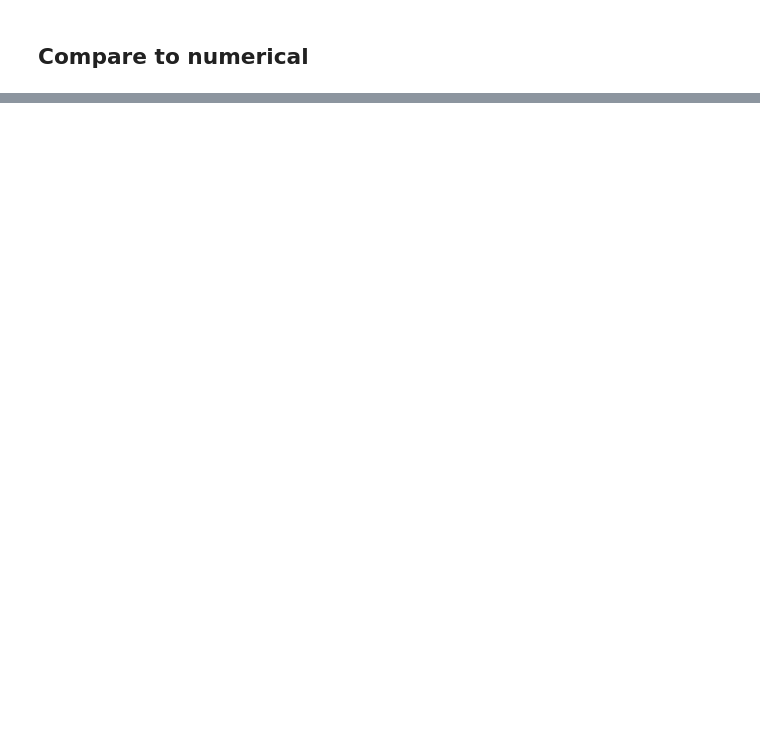
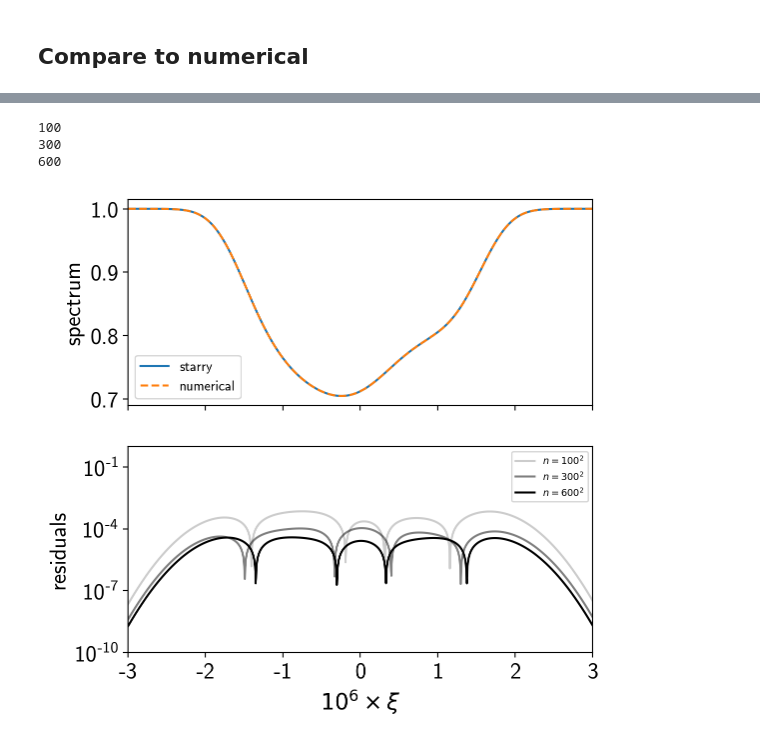
Before and after one commit to rodluger/paparazzi, a Jupyter notebook: tex/proofs/RigidRotator.ipynb, the cells around one changed output, grey strips where cells are left out. Saved outputs shown, nothing was run; the diff lists cells and outputs as text; code cells hidden in the pictures; blank space fills up the shorter version.

```diff
--- a/tex/proofs/RigidRotator.ipynb
+++ b/tex/proofs/RigidRotator.ipynb
@@ -203,3 +203,0 @@ map_s = starry.Map(lmax, nw=1000, lazy=False)
-# %%
-for n in range(1000):
-    map_s[1:, :, n] = a[1:, n]
@@ -215,0 +218,47 @@ plt.imshow(map_s.y, aspect="auto")
+# %%
+# The equatorial angular velocity
+wsini = 5.0e2
+# %%
+# Starry
+maxalpha = np.log(1 + wsini / c)
+tau = xi[(xi >= -maxalpha) & (xi <= maxalpha)]
+G = g(tau, -wsini)
+a = np.dot(alm.reshape(-1, 1), I0.reshape(1, -1))
+S = np.zeros_like(xi)
+for n in range(N):
+    S += convolve(a[n], G[:, n], mode="same")
+S /= S[obs][0]
+# %%
+# Numerical
+res_arr = [100, 300, 600]
+Snum = [None for i in range(len(res_arr))]
+for i, res in enumerate(res_arr):
+    image = np.tile(map.render(res=res).reshape(-1, 1), len(xi))
+    x, y, z = map.ops.compute_ortho_grid(res).eval()
+    alpha = np.log(1 - wsini * x / c)
+    spec = np.interp(xi + alpha.reshape(-1, 1), xi, I0)
+    Snum[i] = np.nansum(image * spec, axis=0)
+    Snum[i] /= Snum[i][0]
+# %% [output]
+100
+300
+600
+# %%
+# Compare
+fig, ax = plt.subplots(2, sharex=True, figsize=(6, 6))
+ax[0].plot(1e6 * xi[obs], S[obs], label="starry")
+ax[0].plot(1e6 * xi[obs], Snum[-1][obs], "--", label="numerical");
+ax[0].set_xlim(-3, 3)
+alpha = [0.2, 0.5, 1.0]
+for i in range(len(Snum)):
+    ax[1].plot(1e6 * xi[obs], np.abs(S[obs] - Snum[i][obs]),
+               label=r"$n = %d^2$" %res_arr[i], color="k", alpha=alpha[i]);
+ax[0].set_ylabel(r"spectrum")
+ax[0].legend(fontsize=10)
+ax[1].set_yscale("log")
+ax[1].set_xlabel(r"$10^{6}\times\xi$");
+ax[1].legend(fontsize=7)
+ax[1].set_ylim(1e-10, 1e0);
+ax[1].set_ylabel(r"residuals");
+# %% [output]
+[figure, added]
```
Also changed, not shown: parts of 19 cells of this notebook, 10 other files.
